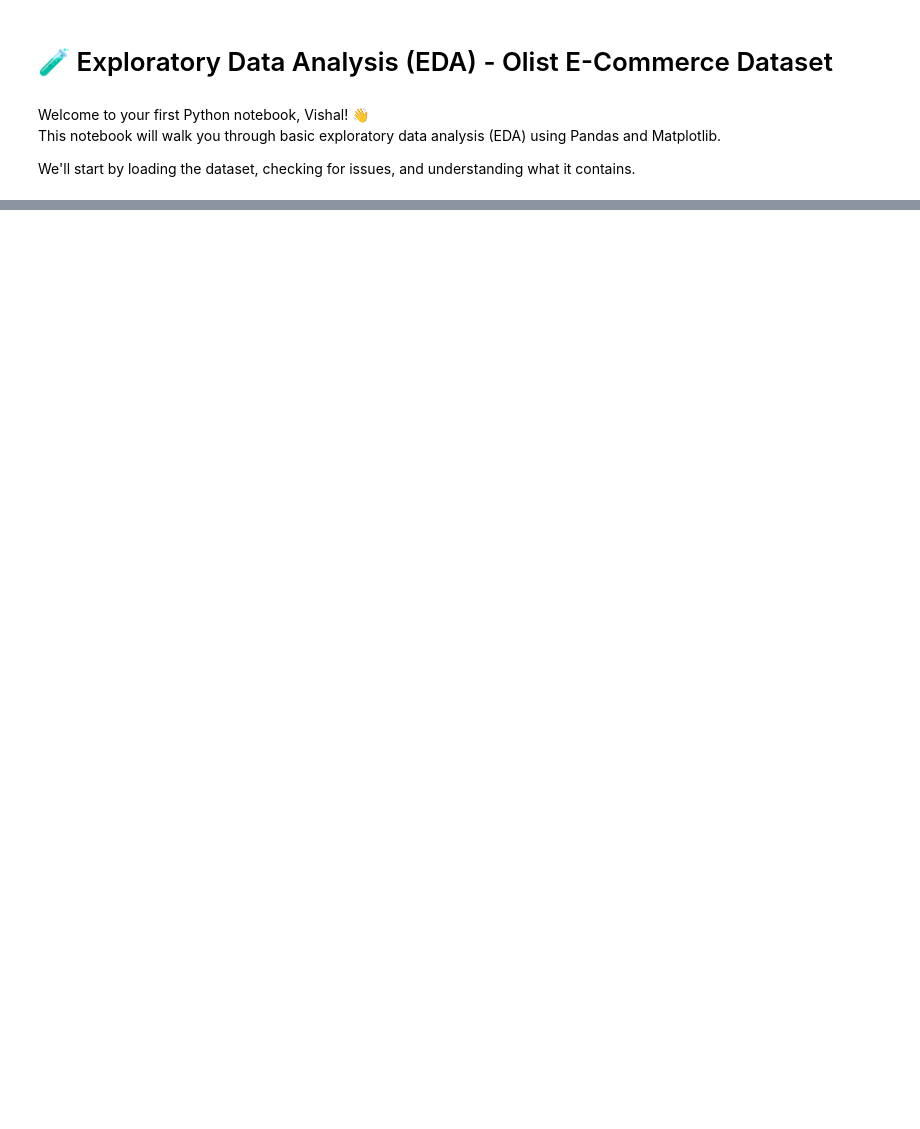
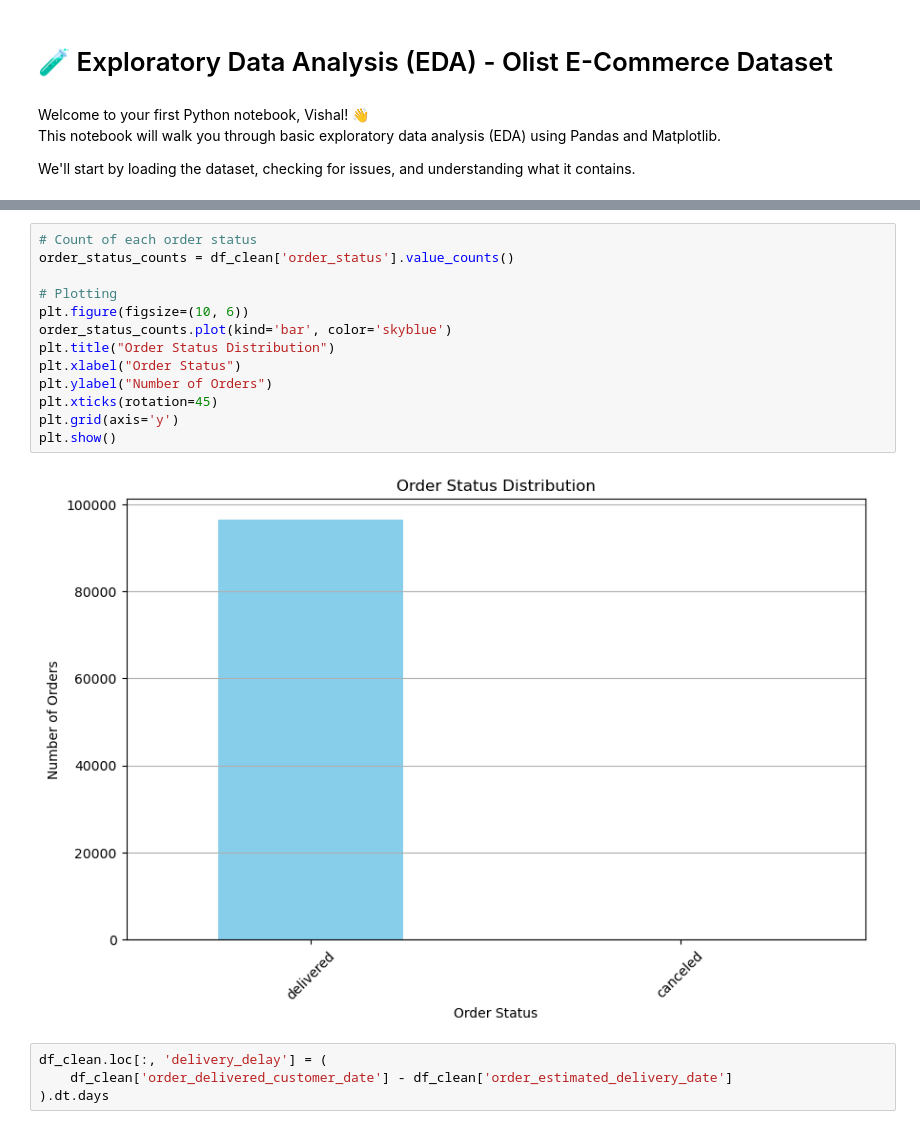
Before and after one commit to Vishal-Dataanalyst01/brazilian-ecommerce-capstone, a Jupyter notebook: notebooks/eda.ipynb, the cells around one changed output, grey strips where cells are left out. Saved outputs shown, nothing was run; the diff lists cells and outputs as text; blank space fills up the shorter version.

```diff
--- a/notebooks/eda.ipynb
+++ b/notebooks/eda.ipynb
@@ -42,0 +201,19 @@ Let’s take it one block at a time! 💪
+# %%
+# Count of each order status
+order_status_counts = df_clean['order_status'].value_counts()
+
+# Plotting
+plt.figure(figsize=(10, 6))
+order_status_counts.plot(kind='bar', color='skyblue')
+plt.title("Order Status Distribution")
+plt.xlabel("Order Status")
+plt.ylabel("Number of Orders")
+plt.xticks(rotation=45)
+plt.grid(axis='y')
+plt.show()
+# %% [output]
+[figure, added]
+# %%
+df_clean.loc[:, 'delivery_delay'] = (
+    df_clean['order_delivered_customer_date'] - df_clean['order_estimated_delivery_date']
+).dt.days
```
Also changed, not shown: parts of 16 cells of this notebook.
